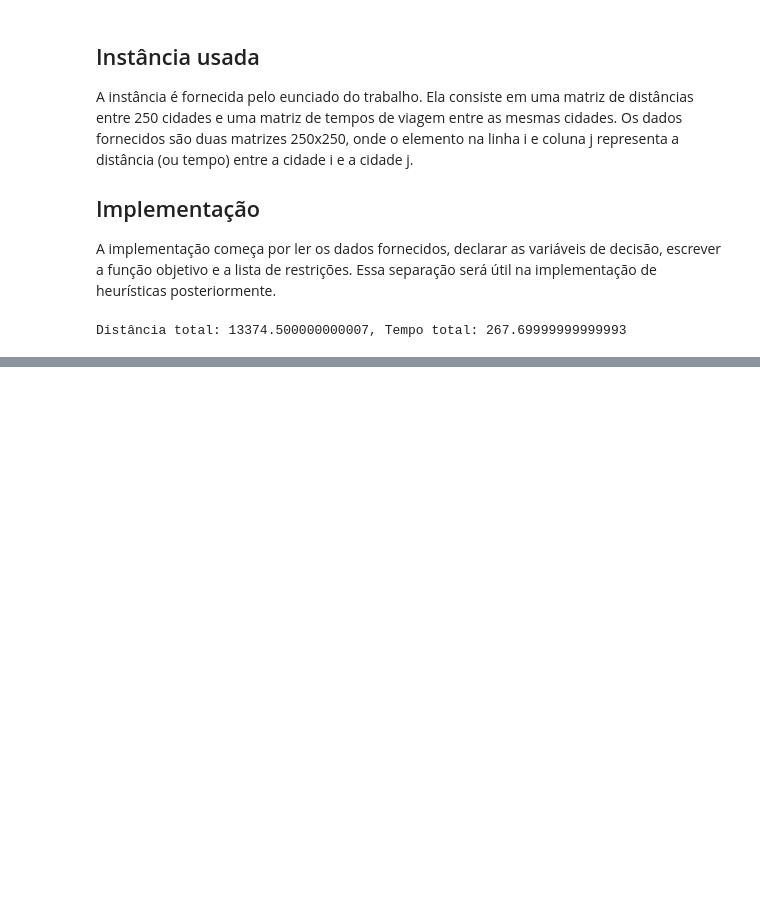
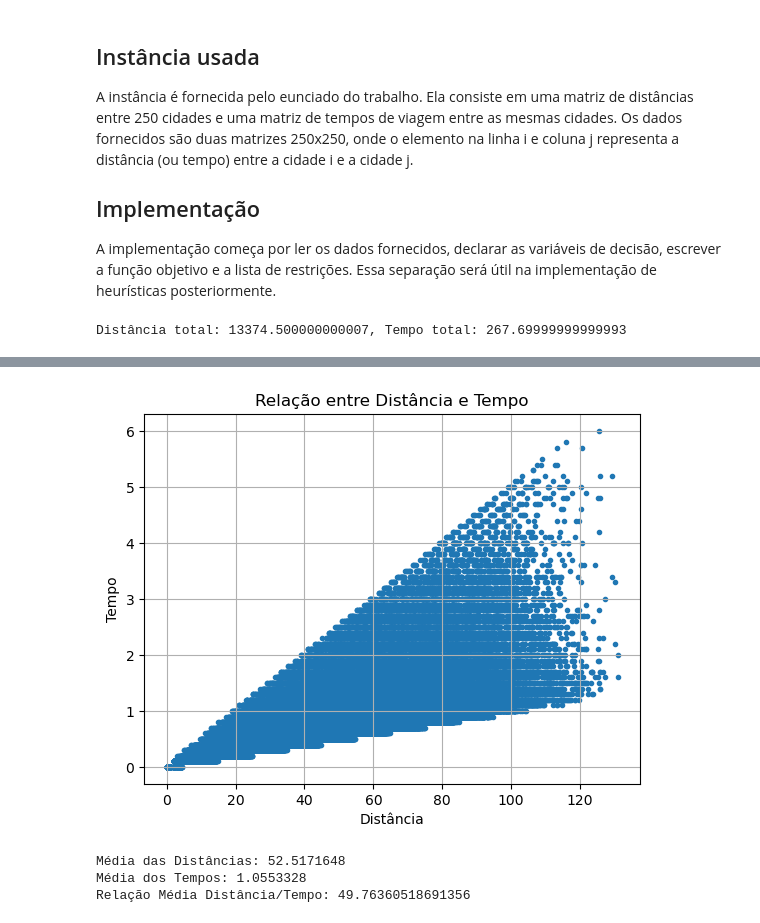
Before and after one commit to acpDaniel/Travelling-Salesman-Problem-TSP, a Jupyter notebook: tc_anotacoes.ipynb, the cells around one changed output, grey strips where cells are left out. Cells and saved outputs as stored; diff of their text form; code cells hidden in the pictures; blank space fills up the shorter version.

```diff
--- a/tc_anotacoes.ipynb
+++ b/tc_anotacoes.ipynb
@@ -93,0 +100,26 @@ Na função `main` foi feita uma rota de exemplo que visita as cidades na ordem
+# %%
+import matplotlib.pyplot as plt
+
+def enumerate_diferenca_tempo(distancias, tempos):
+    plt.scatter(distancias, tempos, marker='.')
+    plt.xlabel('Distância')
+    plt.ylabel('Tempo')
+    plt.title('Relação entre Distância e Tempo')
+    plt.grid(True)
+    plt.show()
+
+problema = Problema('distancia.csv', 'tempo.csv')
+
+enumerate_diferenca_tempo(problema.distancias.flatten(), problema.tempos.flatten())
+
+media_distancia = problema.distancias.mean()
+media_tempo = problema.tempos.mean()
+
+print(f'Média das Distâncias: {media_distancia}')
+print(f'Média dos Tempos: {media_tempo}')
+print(f'Relação Média Distância/Tempo: {media_distancia/media_tempo}')
+# %% [output]
+[figure, added]
+Média das Distâncias: 52.5171648
+Média dos Tempos: 1.0553328
+Relação Média Distância/Tempo: 49.76360518691356
```
Also changed, not shown: parts of 6 cells of this notebook.
